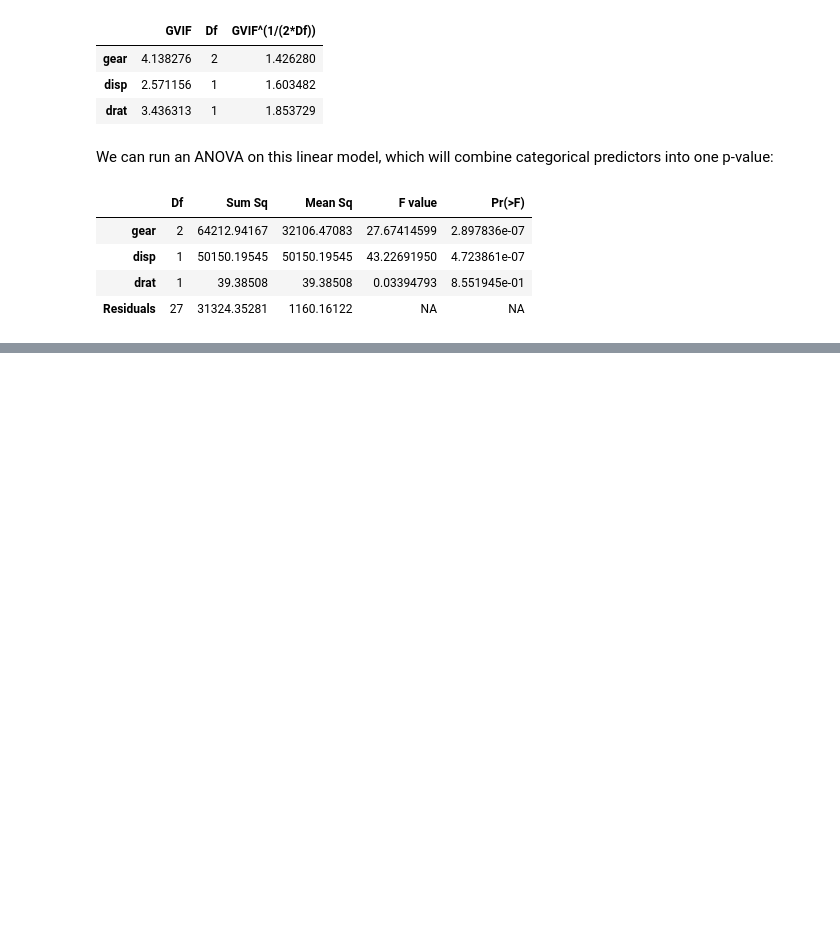
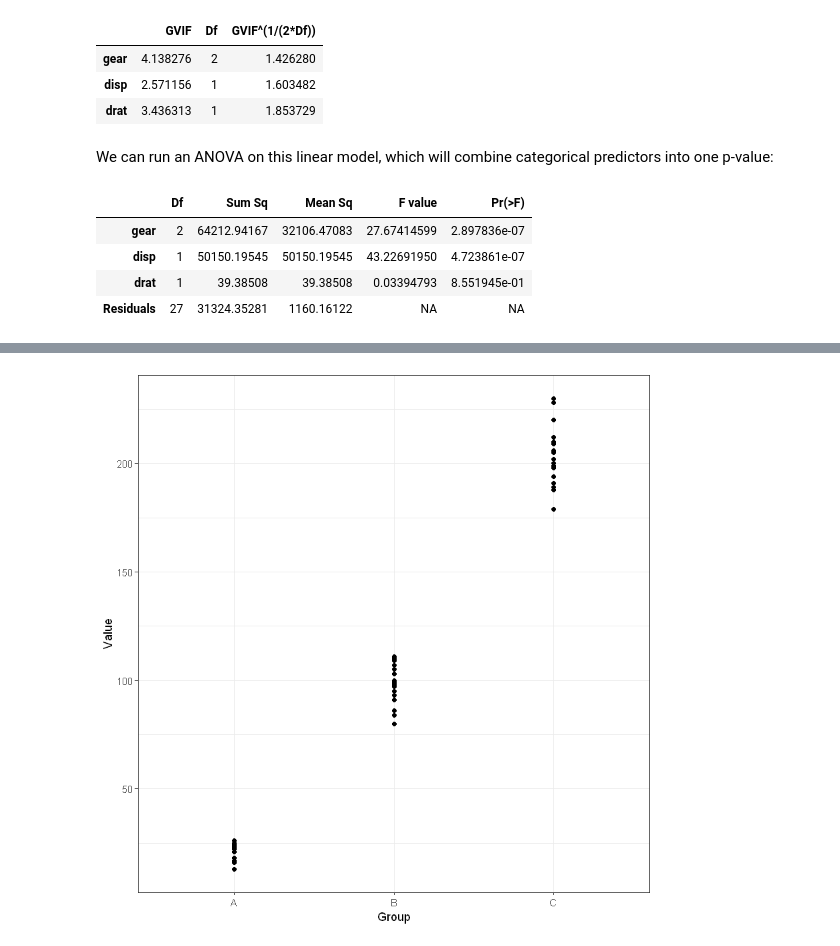
Before and after one commit to microUCPH/amplicon_data_analysis, a Jupyter notebook: ipynb/stats.ipynb, the cells around one changed output, grey strips where cells are left out. Drawn from its saved outputs; the diff is of its cells as text; code cells hidden in the pictures; blank space fills up the shorter version.

```diff
--- a/ipynb/stats.ipynb
+++ b/ipynb/stats.ipynb
@@ -512,0 +523,12 @@ anova(fit)
+# %%
+# Simulate heteroscedastic data
+set.seed(1)
+df <- data.frame(Group = c(rep("A", 20), rep("B", 20), rep("C", 20)),
+                Value = c(rpois(20, 20), rpois(20, 100), rpois(20, 200)))
+
+p <- ggplot(df, aes(Group, Value)) +
+    theme_bw() +
+    geom_point()
+p
+# %% [output]
+[figure, added]
```
Also changed, not shown: parts of 13 cells of this notebook, 2 other files.
